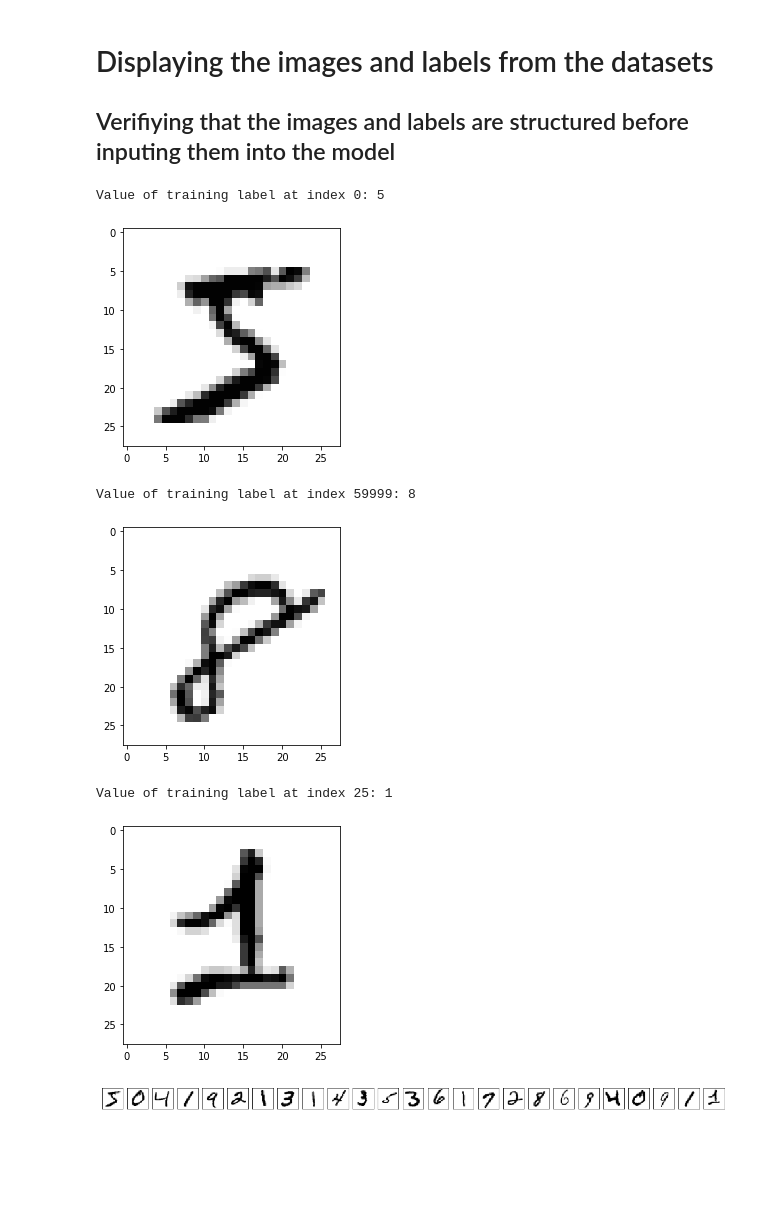
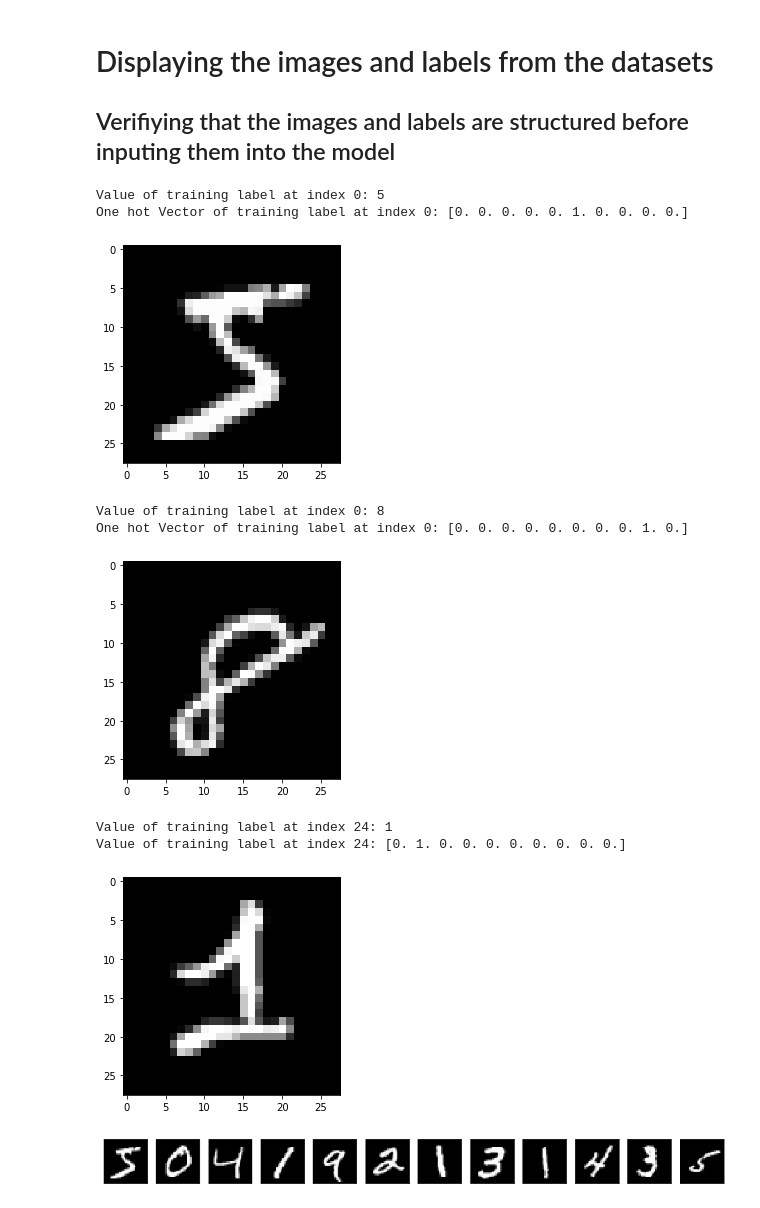
Before and after one commit to aaronBurns59/4th-year-emerging-technologies-project, a Jupyter notebook: model.ipynb, the cells around one changed output. Saved outputs shown, nothing was run; the diff lists cells and outputs as text; code cells hidden in the pictures; blank space fills up the shorter version.

Commit message:
Reworked how the dataset is manipulated and about to start the model

```diff
--- a/model.ipynb
+++ b/model.ipynb
@@ -51,0 +22,29 @@ train_labels =  np.array(list(train_labels[8:])).astype(np.uint8)
+# %%
+# Importing the the mnist dataset from built in keras feature
+
+#This is dataset that will be used by the neural network
+(train_img, train_lbl), (test_img, test_lbl) = kr.datasets.mnist.load_data()
+
+# This is just for holding the original label values in arrays for clarifing outputs
+# NOT USED IN MODEL
+# (train_images, train_labels), (test_images, test_labels) = kr.datasets.mnist.load_data()
+
+# 784 is just 28 * 28 making it simpler
+train_img = train_img.reshape(60000, 784)
+# Normalsation, the outputs will be between 0 and 1 as opposed to 0 and 255
+train_img= train_img/255
+
+# 784 is just 28 * 28 making it simpler
+test_img = test_img.reshape(10000, 784)
+# Normalsation, the outputs will be between 0 and 1 as opposed to 0 and 255
+test_img= test_img/255
+# Manipulating the labels
+# Passing the label datasets into one hot vectors to make it easier for the neural network to understand
+# there are 10 digits in the mnist dataset so the vector size is 10
+# = > [0, 0, 0, 0, 0, 1, 0, 0, 0, 0] = 5
+#      0  1  2  3  4  5  6  7  8  9,
+total_Digits= 10
+train_lbl = kr.utils.np_utils.to_categorical(train_lbl, total_Digits)
+test_lbl = kr.utils.np_utils.to_categorical(test_lbl, total_Digits)
+
+print("One hot vector at index 0 of training labels ", train_lbl[0])
@@ -54,40 +55,46 @@ train_labels =  np.array(list(train_labels[8:])).astype(np.uint8)
 ## Verifiying that the images and labels are structured before inputing them into the model
 # %%
 # displaying the training images and labels to show they are accessible
-image= train_images[0]
+image= train_img[0]
 # specialized function for showing images based on np arrays
-plt.imshow(image, cmap='gray')
+plt.imshow(image.reshape(28,28), cmap='gray')
 print("Value of training label at index 0:", train_labels[0])
+print("One hot Vector of training label at index 0:", train_lbl[0])
 # %% [output]
 Value of training label at index 0: 5
+One hot Vector of training label at index 0: [0. 0. 0. 0. 0. 1. 0. 0. 0. 0.]
-[figure, old version]
+[figure, new version]
 # %%
 image= train_images[59999]
 # specialized function for showing images based on np arrays
-plt.imshow(image,cmap='gray')
-print("Value of training label at index 59999:", train_labels[59999])
+plt.imshow(image.reshape(28,28),cmap='gray')
+print("Value of training label at index 0:", train_labels[59999])
+print("One hot Vector of training label at index 0:", train_lbl[59999])
 # %% [output]
-Value of training label at index 59999: 8
+Value of training label at index 0: 8
+One hot Vector of training label at index 0: [0. 0. 0. 0. 0. 0. 0. 0. 1. 0.]
-[figure, old version]
+[figure, new version]
 # %%
 image= train_images[24]
 # specialized function for showing images based on np arrays
 plt.imshow(image,cmap='gray')
 print("Value of training label at index 24:", train_labels[24])
+print("Value of training label at index 24:", train_lbl[24])
 # %% [output]
-Value of training label at index 25: 1
+Value of training label at index 24: 1
+Value of training label at index 24: [0. 1. 0. 0. 0. 0. 0. 0. 0. 0.]
-[figure, old version]
+[figure, new version]
 # %%
 # Plotting the first 25 entries from the training image set
-plt.figure(1, figsize=(20,12))
-for i in range(25):
-    plt.subplot(1,25,i+1)
-    plt.imshow(train_images[i], cmap='gray')
+plt.figure(1, figsize=(16,5))
+for i in range(12):
+    plt.subplot(1,12,i+1)
+    plt.imshow(train_img[i].reshape(28,28), cmap='gray')
     # removing the labels from the graph so the images are not obstructed
     plt.xticks([])
     plt.yticks([])
 # %% [output]
-[figure, old version]
+[figure, new version]
 # %% [markdown]
 # Making the Neural Network
 [How to start a neural network in keras](https://keras.io/#getting-started-30-seconds-to-keras)
```
Also changed, not shown: parts of 11 cells of this notebook.
